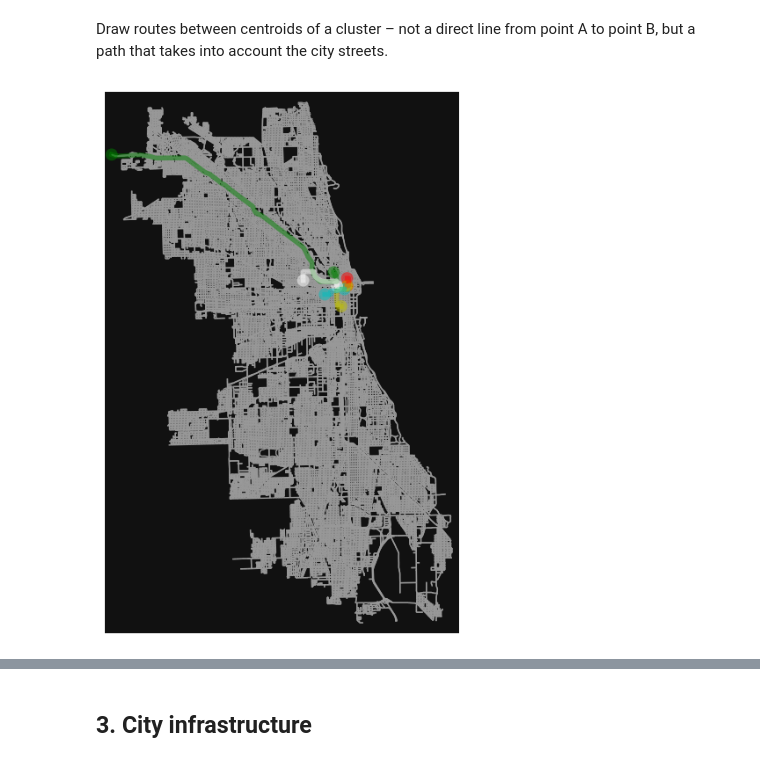
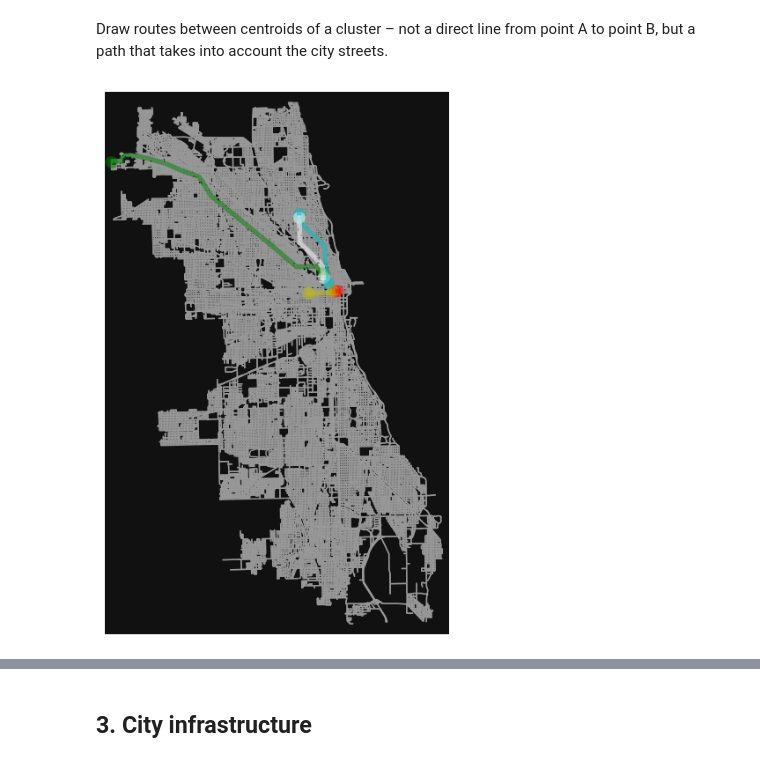
Before and after one commit to toptish/CityLife, a Jupyter notebook: citylife.ipynb, the cells around one changed output, grey strips where cells are left out. Drawn from its saved outputs; the diff is of its cells as text; code cells hidden in the pictures.

```diff
--- a/citylife.ipynb
+++ b/citylife.ipynb
@@ -696,30 +688,21 @@ plt.show()
 Draw routes between centroids of a cluster – not a direct line from point A to point
 B, but a path that takes into account the city streets.
 # %%
-ox.config(log_console=True, use_cache=True)
+ox.settings.log_console=True
+ox.settings.use_cache=True
 place = 'Chicago, United States'
 mode = 'drive' # 'drive', 'bike', 'walk'
 # graph = ox.graph_from_place(place, network_type = mode)
 # %%
-graph = ox.graph_from_polygon(polygon = area, network_type = mode)
+G = ox.graph_from_polygon(polygon = area,
+                              retain_all=False,
+                              network_type = mode,
+#                                 truncate_by_edge=True,
+#                                simplify=False,
+                             )
+G = ox.add_edge_speeds(G)
+G = ox.add_edge_travel_times(G)
+G = ox.utils_graph.get_largest_component(G, strongly=True)
-# %%
-def get_route(graph, start_latlng, end_latlng):
-    # find shortest route based on the mode of travel
-#     mode = 'drive' # 'drive', 'bike', 'walk'
-
-    # find shortest path based on distance or time
-    optimizer = 'time' # 'length','time'
-
-    # find the nearest node to the start location
-    orig_node = ox.nearest_nodes(graph, start_latlng[1], start_latlng[0])
-
-    # find the nearest node to the end location
-    dest_node = ox.nearest_nodes(graph, end_latlng[1], end_latlng[0])
-
-    # find the shortest path
-    shortest_route = nx.shortest_path(graph, orig_node,dest_node,
-                                      weight=optimizer)
-    return shortest_route
 # %%
-top_routes = [get_route(graph, (r['Pickup Centroid Latitude'], r['Pickup Centroid Longitude']), (r['Dropoff Centroid Latitude'], r['Dropoff Centroid Longitude'])) for _, r in geo_top_routes.iterrows()]
+top_routes = [get_route(G, (r['Pickup Centroid Latitude'], r['Pickup Centroid Longitude']), (r['Dropoff Centroid Latitude'], r['Dropoff Centroid Longitude'])) for _, r in geo_top_routes.iterrows()]
 # %%
@@ -729,8 +710,8 @@ shortest_route_map = ox.plot_route_folium(graph, top_routes[4])
 # %%
 rc = ['r', 'y', 'c', 'g', 'white']
-fig, ax = ox.plot_graph_routes(graph, top_routes, route_colors=rc, node_size=0)
+fig, ax = ox.plot_graph_routes(G, top_routes, route_colors=rc, node_size=0)
 # %% [output]
-[figure, old version]
+[figure, new version]
 # %%
 palette = sns.color_palette("tab10", 10).as_hex()
 # %%
```
Also changed, not shown: parts of 53 cells of this notebook, 4 other files.
